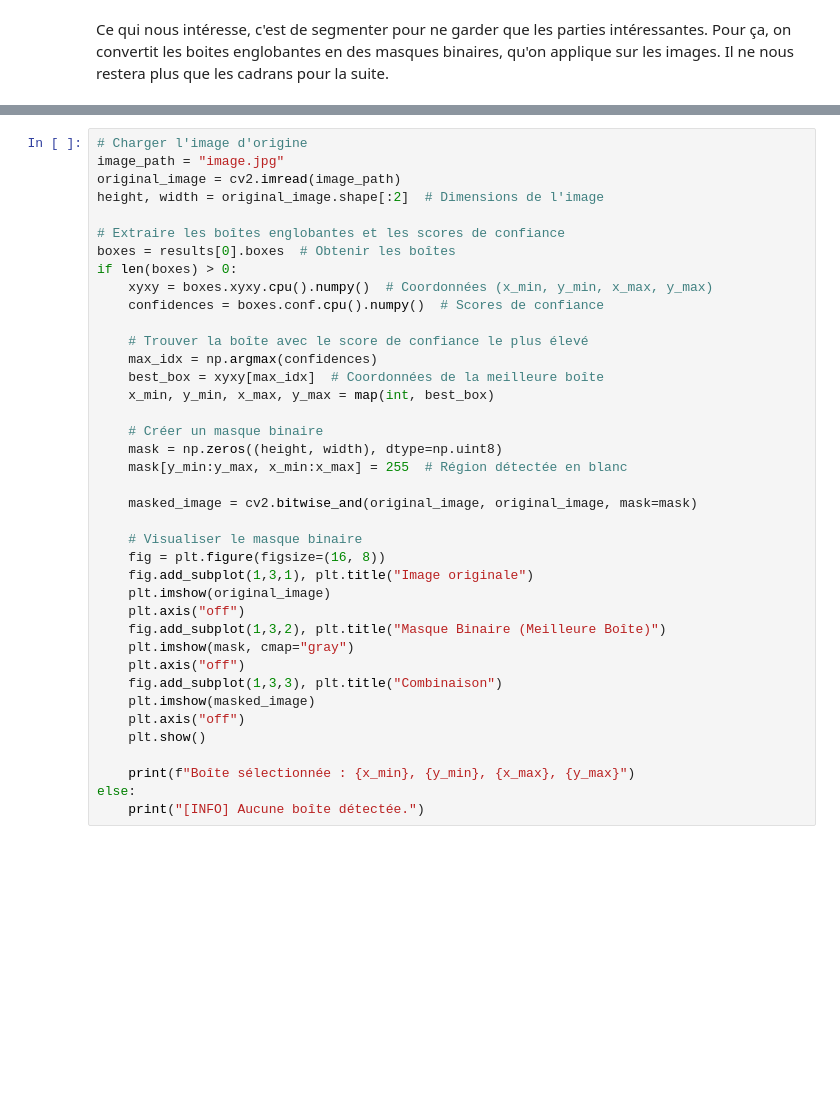
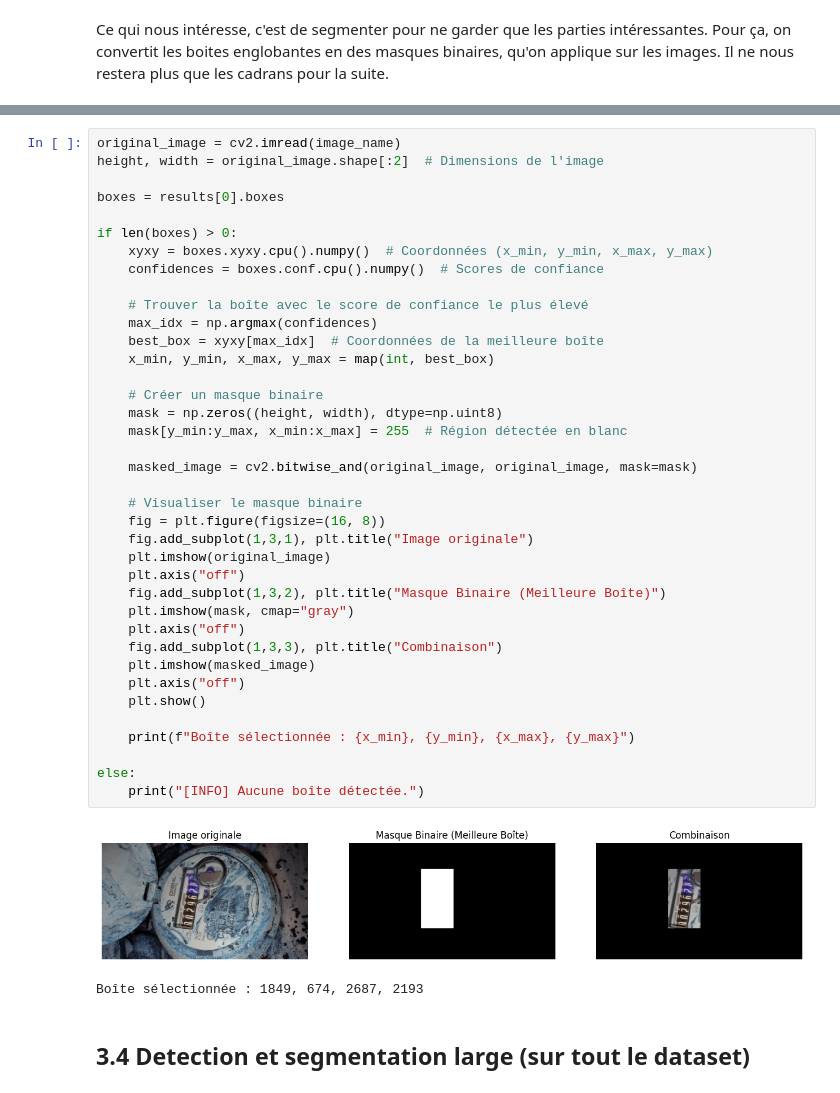
Before and after one commit to yannasyr/AIforMeterReading, a Jupyter notebook: yann_v1.ipynb, the cells around one changed output, grey strips where cells are left out. Drawn from its saved outputs; the diff is of its cells as text; blank space fills up the shorter version.

```diff
--- a/yann_v1.ipynb
+++ b/yann_v1.ipynb
@@ -220,39 +243,43 @@ Ce qui nous intéresse, c'est de segmenter pour ne garder que les parties intér
 # %%
-# Charger l'image d'origine
-image_path = "image.jpg"
-original_image = cv2.imread(image_path)
+original_image = cv2.imread(image_name)
 height, width = original_image.shape[:2]  # Dimensions de l'image
 
-# Extraire les boîtes englobantes et les scores de confiance
-boxes = results[0].boxes  # Obtenir les boîtes
+boxes = results[0].boxes
+
 if len(boxes) > 0:
     xyxy = boxes.xyxy.cpu().numpy()  # Coordonnées (x_min, y_min, x_max, y_max)
     confidences = boxes.conf.cpu().numpy()  # Scores de confiance
 
     # Trouver la boîte avec le score de confiance le plus élevé
     max_idx = np.argmax(confidences)
     best_box = xyxy[max_idx]  # Coordonnées de la meilleure boîte
     x_min, y_min, x_max, y_max = map(int, best_box)
 
     # Créer un masque binaire
     mask = np.zeros((height, width), dtype=np.uint8)
     mask[y_min:y_max, x_min:x_max] = 255  # Région détectée en blanc
 
     masked_image = cv2.bitwise_and(original_image, original_image, mask=mask)
 
     # Visualiser le masque binaire
     fig = plt.figure(figsize=(16, 8))
     fig.add_subplot(1,3,1), plt.title("Image originale")
     plt.imshow(original_image)
     plt.axis("off")
     fig.add_subplot(1,3,2), plt.title("Masque Binaire (Meilleure Boîte)")
     plt.imshow(mask, cmap="gray")
     plt.axis("off")
     fig.add_subplot(1,3,3), plt.title("Combinaison")
     plt.imshow(masked_image)
     plt.axis("off")
     plt.show()
 
     print(f"Boîte sélectionnée : {x_min}, {y_min}, {x_max}, {y_max}")
+
 else:
     print("[INFO] Aucune boîte détectée.")
+# %% [output]
+[figure, added]
+Boîte sélectionnée : 1849, 674, 2687, 2193
+# %% [markdown]
+## 3.4 Detection et segmentation large (sur tout le dataset)
```
Also changed, not shown: parts of 18 cells of this notebook.
